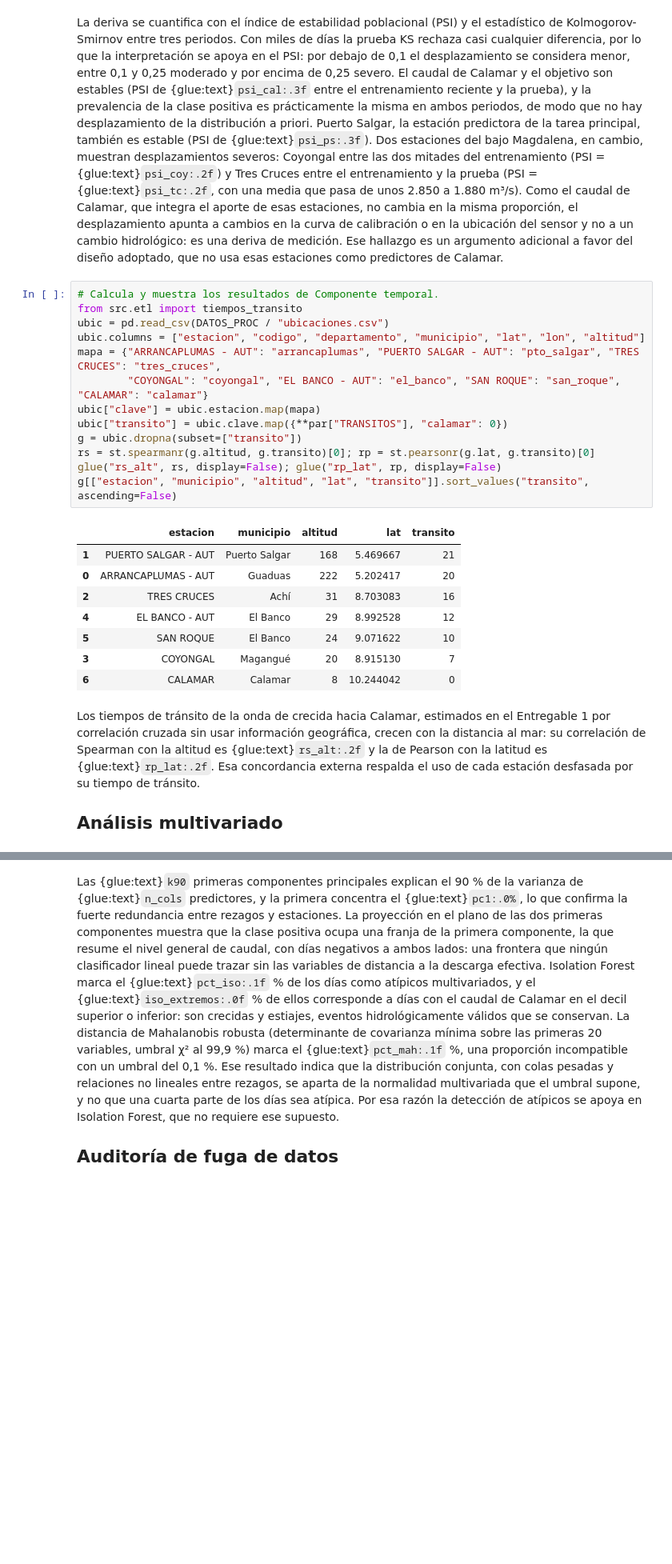
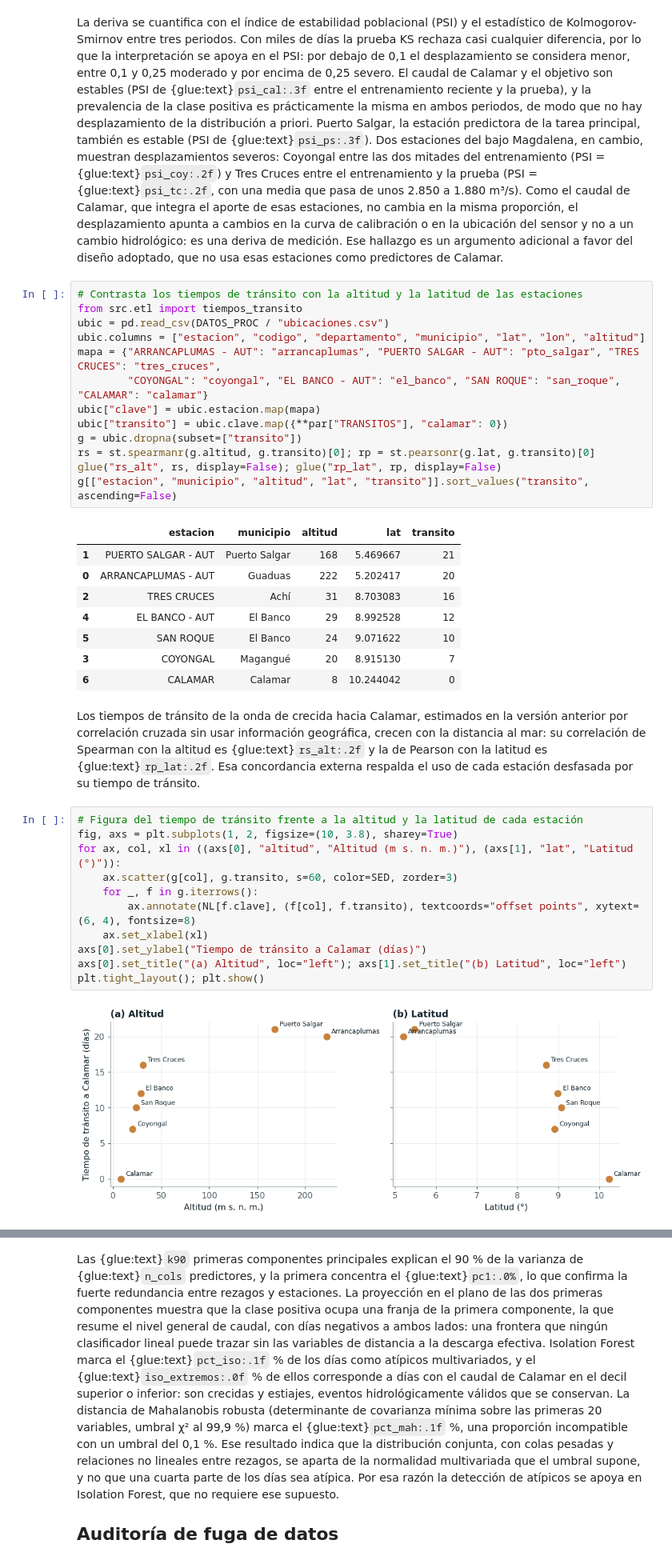
Before and after one commit to SantiagomezaC/proyecto-ml-entregable2, a Jupyter notebook: _sources/02_datos.ipynb, the cells around one changed output, grey strips where cells are left out. Shown at 80% size. Cells and saved outputs as stored; diff of their text form; blank space fills up the shorter version.

```diff
--- a/_sources/02_datos.ipynb
+++ b/_sources/02_datos.ipynb
@@ -493,7 +493,7 @@ el desplazamiento apunta a cambios en la curva de calibración o en la ubicació
 a un cambio hidrológico: es una deriva de medición. Ese hallazgo es un argumento adicional a
 favor del diseño adoptado, que no usa esas estaciones como predictores de Calamar.
 # %%
-# Calcula y muestra los resultados de Componente temporal.
+# Contrasta los tiempos de tránsito con la altitud y la latitud de las estaciones
 from src.etl import tiempos_transito
 ubic = pd.read_csv(DATOS_PROC / "ubicaciones.csv")
 ubic.columns = ["estacion", "codigo", "departamento", "municipio", "lat", "lon", "altitud"]
@@ -515,10 +515,21 @@ g[["estacion", "municipio", "altitud", "lat", "transito"]].sort_values("transito
 | 3 | COYONGAL | Magangué | 20 | 8.915130 | 7 |
 | 6 | CALAMAR | Calamar | 8 | 10.244042 | 0 |
 # %% [markdown]
-Los tiempos de tránsito de la onda de crecida hacia Calamar, estimados en el Entregable 1 por
+Los tiempos de tránsito de la onda de crecida hacia Calamar, estimados en la versión anterior por
 correlación cruzada sin usar información geográfica, crecen con la distancia al mar: su
 correlación de Spearman con la altitud es {glue:text}`rs_alt:.2f` y la de Pearson con la latitud
 es {glue:text}`rp_lat:.2f`. Esa concordancia externa respalda el uso de cada estación desfasada
 por su tiempo de tránsito.
-
-## Análisis multivariado
+# %%
+# Figura del tiempo de tránsito frente a la altitud y la latitud de cada estación
+fig, axs = plt.subplots(1, 2, figsize=(10, 3.8), sharey=True)
+for ax, col, xl in ((axs[0], "altitud", "Altitud (m s. n. m.)"), (axs[1], "lat", "Latitud (°)")):
+    ax.scatter(g[col], g.transito, s=60, color=SED, zorder=3)
+    for _, f in g.iterrows():
+        ax.annotate(NL[f.clave], (f[col], f.transito), textcoords="offset points", xytext=(6, 4), fontsize=8)
+    ax.set_xlabel(xl)
+axs[0].set_ylabel("Tiempo de tránsito a Calamar (días)")
+axs[0].set_title("(a) Altitud", loc="left"); axs[1].set_title("(b) Latitud", loc="left")
+plt.tight_layout(); plt.show()
+# %% [output]
+[figure, added]
```
Also changed, not shown: parts of 26 cells of this notebook, 29 other files.
